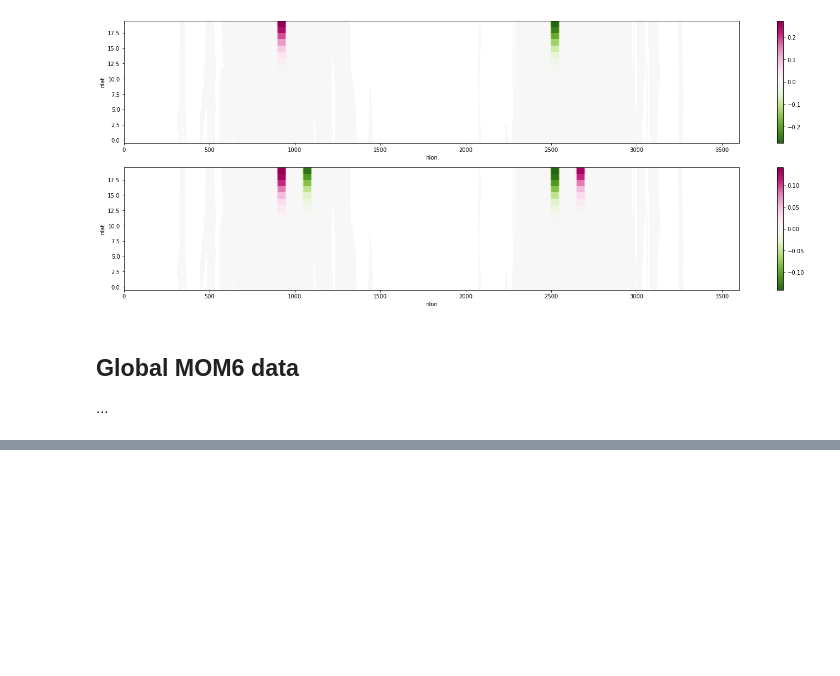
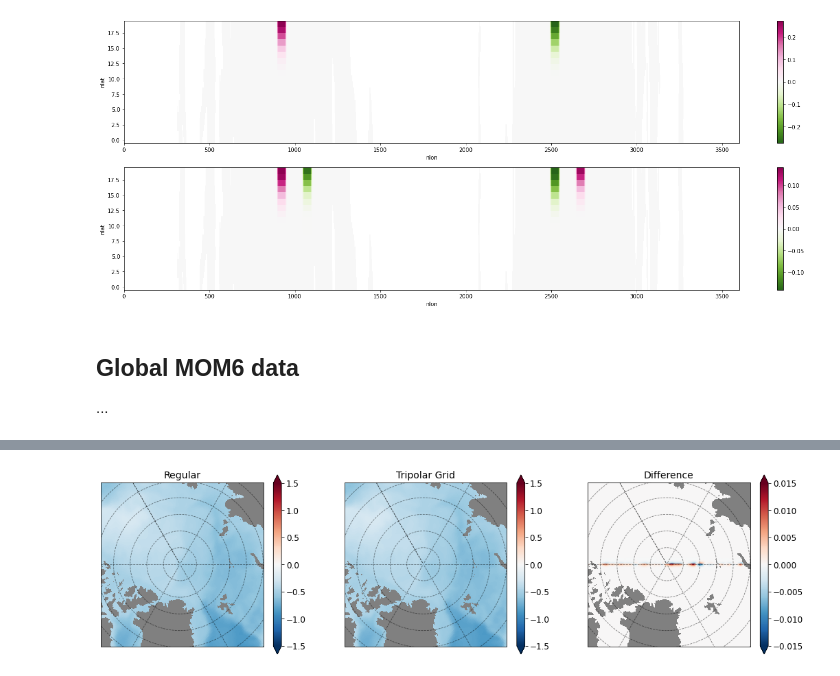
Before and after one commit to ocean-eddy-cpt/gcm-filters, a Jupyter notebook: docs/tutorial_tripole_grid.ipynb, the cells around one changed output, grey strips where cells are left out. Cells and saved outputs as stored; diff of their text form; code cells hidden in the pictures; blank space fills up the shorter version.

Commit message:
tripolar grid tutorial MOM6 data

```diff
--- a/docs/tutorial_tripole_grid.ipynb
+++ b/docs/tutorial_tripole_grid.ipynb
@@ -228,0 +293,42 @@ delta_filtered_tripolar_regular_with_land.isel(nlat=yslice).plot(ax=axs[1], cmap
+# %%
+# Functions for plotting
+
+def plot_map(ax, da, vmin=-999, vmax=999,
+             lon='geolon', lat='geolat', cmap='RdBu_r', title='what is it?'):
+
+    p = da.plot(ax=ax, x=lon, y=lat, vmin=vmin, vmax=vmax, cmap=cmap,
+                transform=ccrs.PlateCarree(), add_labels=False, add_colorbar=False)
+
+    # add separate colorbar
+    cb = plt.colorbar(p, ax=ax, extend='both', shrink=0.6)
+    cb.ax.tick_params(labelsize=12)
+
+    p.axes.gridlines(color='black', alpha=0.5, linestyle='--')
+
+    p.axes.set_extent([-300, 60, 75, 90], ccrs.PlateCarree())
+
+    _ = plt.title(title, fontsize=14)
+    return fig
+# %%
+ssh_reg = ssh_filtered_regular_with_land.assign_coords({'geolat': ds2['geolat'], 'geolon': ds2['geolon']})
+ssh_tripole = ssh_filtered_tripolar_regular_with_land.assign_coords({'geolat': ds2['geolat'], 'geolon': ds2['geolon']})
+
+grid1 = plt.GridSpec(1, 3, wspace=0.2, hspace=0.2)
+fig = plt.figure(figsize=[18,8])
+
+max_z = 1.5
+subplot_kws=dict(projection=ccrs.NorthPolarStereo(central_longitude=-30.0),facecolor='grey')
+
+ax = fig.add_subplot(grid1[0, 0], projection=ccrs.NorthPolarStereo(central_longitude=-30.0),facecolor='grey')
+_ = plot_map(ax, ssh_reg, vmin=-max_z, vmax=max_z,
+                   lon='geolon', lat='geolat', cmap='RdBu_r', title=r'Regular')
+
+ax = fig.add_subplot(grid1[0, 1], projection=ccrs.NorthPolarStereo(central_longitude=-30.0),facecolor='grey')
+_ = plot_map(ax, ssh_tripole, vmin=-max_z, vmax=max_z,
+                   lon='geolon', lat='geolat', cmap='RdBu_r', title=r'Tripolar Grid')
+
+ax = fig.add_subplot(grid1[0, 2], projection=ccrs.NorthPolarStereo(central_longitude=-30.0),facecolor='grey')
+_ = plot_map(ax, ssh_tripole - ssh_reg, vmin=-max_z*0.01, vmax=max_z*0.01,
+                   lon='geolon', lat='geolat', cmap='RdBu_r', title=r'Difference')
+# %% [output]
+[figure, added]
```
Also changed, not shown: parts of 4 cells of this notebook.
